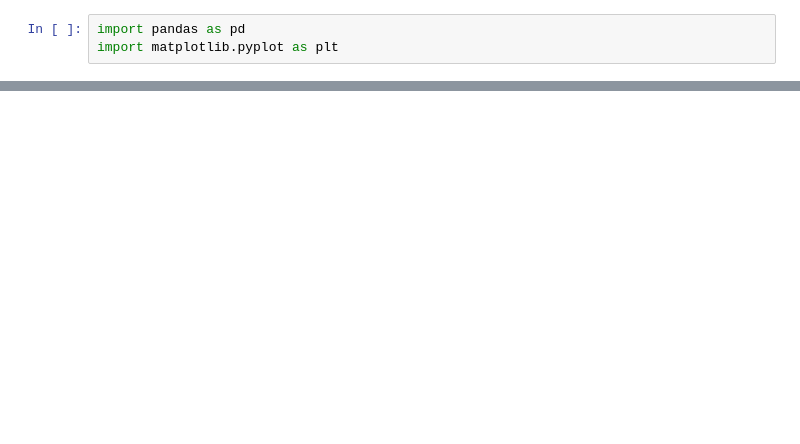
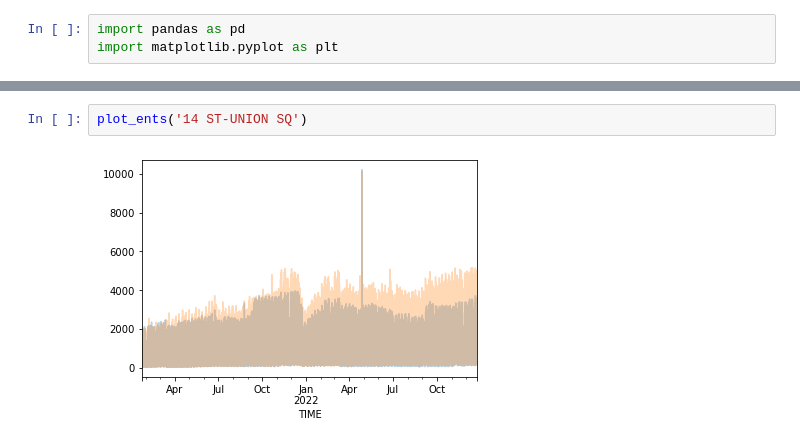
Before and after one commit to trevorwitter/nyc-subway-utilization, a Jupyter notebook: data_extract/notebooks/plot_entries_exits.ipynb, the cells around one changed output, grey strips where cells are left out. Cells and saved outputs as stored; diff of their text form; blank space fills up the shorter version.

```diff
--- a/data_extract/notebooks/plot_entries_exits.ipynb
+++ b/data_extract/notebooks/plot_entries_exits.ipynb
@@ -28,3 +26,7 @@ plot_ents('103 ST')
+# %%
+plot_ents('14 ST-UNION SQ')
+# %% [output]
+[figure, added]
 # %%
 plot_ents('7 AV')
 # %% [output]
```
Also changed, not shown: parts of 25 cells of this notebook, 2 other files.
